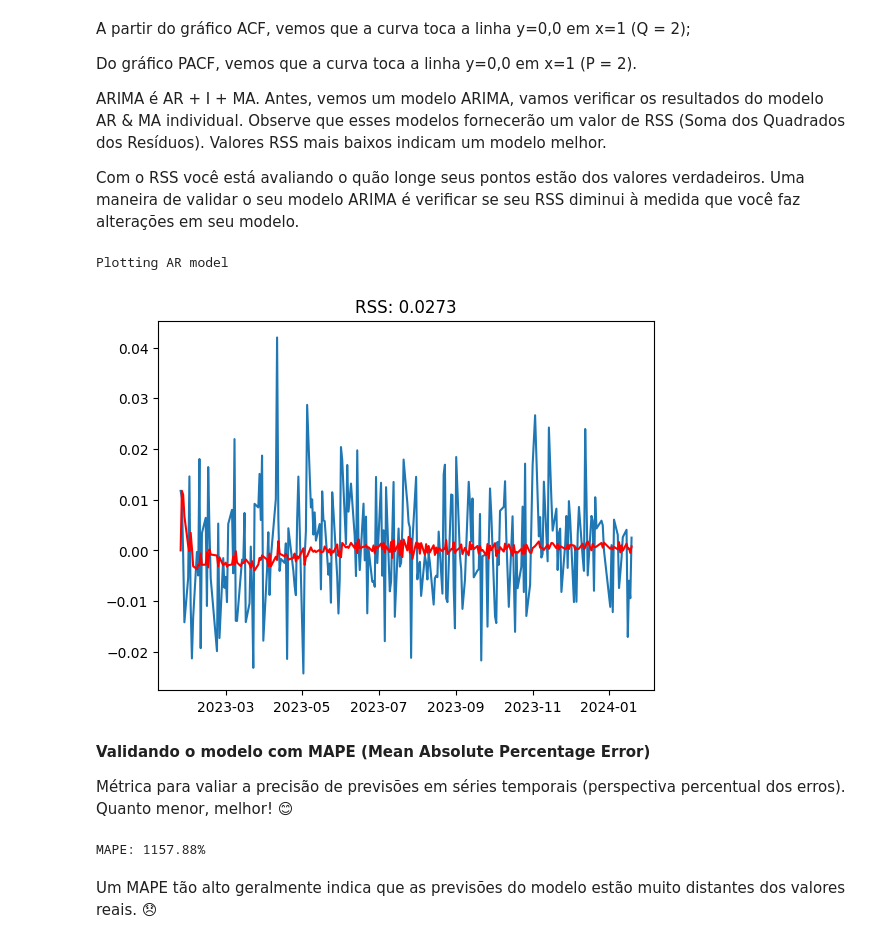
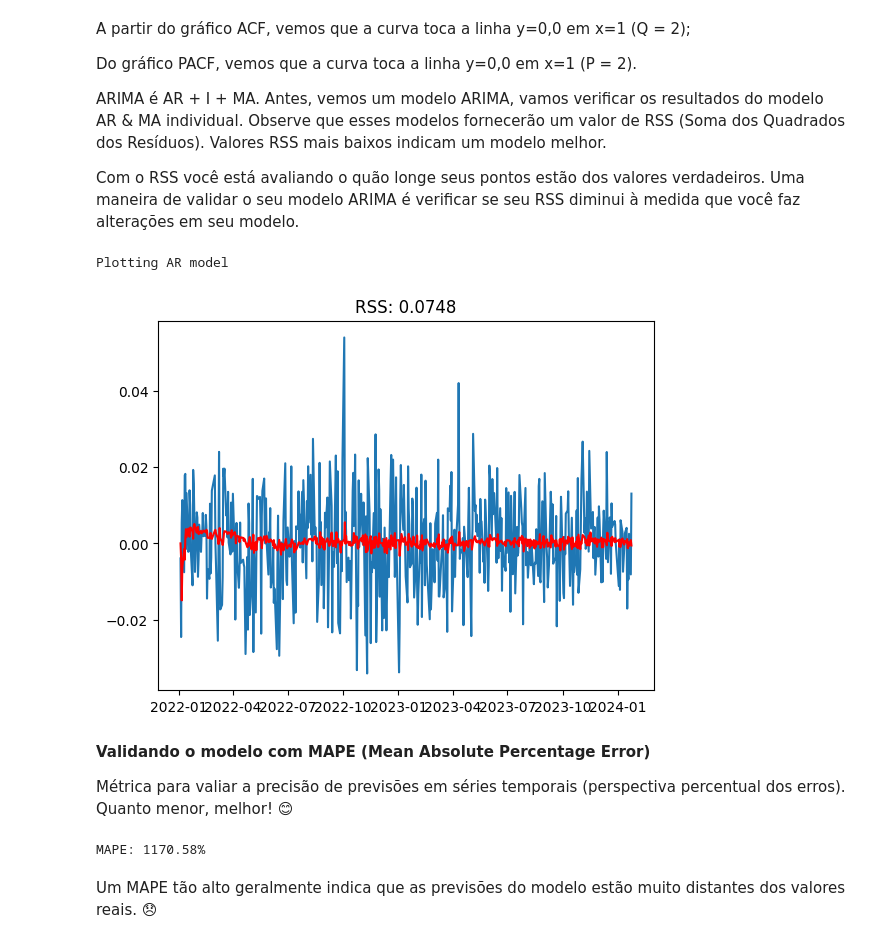
Before and after one commit to icarocarmona/Tech-Challenges-DTAT-Grupo-26, a Jupyter notebook: Machine_Learning_and_Time_Series/Tech_BVSP_Fase2.ipynb, the cells around one changed output. Cells and saved outputs as stored; diff of their text form; code cells hidden in the pictures.

```diff
--- a/Machine_Learning_and_Time_Series/Tech_BVSP_Fase2.ipynb
+++ b/Machine_Learning_and_Time_Series/Tech_BVSP_Fase2.ipynb
@@ -87,0 +98,10 @@ df_Bolsa = df # criando cópia do dataset
+# %%
+import yfinance as yf
+
+# Especifique o símbolo da Bolsa ('^BVSP') e o intervalo de datas desejado
+symbol = '^BVSP'
+start_date = '2022-01-01'
+end_date = '2024-01-24'
+
+# Use a função download para obter os dados
+df = yf.download(symbol, start=start_date, end=end_date)
@@ -130,7 +156,7 @@ import matplotlib.pyplot as plt
 
 df_limpo = df                                                              # cópia do dataframe
 df_limpo['Date'] = pd.to_datetime(df_limpo['Date'])                        # transformando em datetime
-df_limpo = df.drop(columns=['Open', 'High', 'Low', 'Volume', 'Adj Close']) # Removendo colunas desnecessárias
+df_limpo = df.drop(columns=['Open', 'High', 'Low', 'Volume', 'Close']) # Removendo colunas desnecessárias
 df_limpo = df_limpo.set_index('Date')                                      # definindo data como índice
 
 ################################## Notas da análise de decomposição da série ########################################
@@ -639,14 +661,14 @@ Com o RSS você está avaliando o quão longe seus pontos estão dos valores ver
 # %%
 #AR Model
 model = ARIMA(datasetLogDiffShifting, order=(2,1,2))#(p,d,q)
 results_AR = model.fit()
 plt.plot(datasetLogDiffShifting)
 plt.plot(results_AR.fittedvalues, color='red')
-plt.title('RSS: %.4f'%sum((results_AR.fittedvalues - datasetLogDiffShifting['Close'])**2))
+plt.title('RSS: %.4f'%sum((results_AR.fittedvalues - datasetLogDiffShifting['Adj Close'])**2))
 print('Plotting AR model')
 # %% [output]
 Plotting AR model
-[figure, old version]
+[figure, new version]
 # %% [markdown]
 **Validando o modelo com MAPE  (Mean Absolute Percentage Error)**
 
@@ -664,14 +686,14 @@ predictions.index = datasetLogDiffShifting.index
 # Inverta a diferenciação
 # (indexedDataset_logScale['Close'].iloc[0]) para inverter a diferenciação.
 # np.cumsum(predictions) é usado para calcular a soma cumulativa das previsões.
-predicted_values = indexedDataset_logScale['Close'].iloc[0] + np.cumsum(predictions)
+predicted_values = indexedDataset_logScale['Adj Close'].iloc[0] + np.cumsum(predictions)
 
 # Calcule o MAPE
-mape = mean_absolute_error(datasetLogDiffShifting['Close'], predicted_values) * 100
+mape = mean_absolute_error(datasetLogDiffShifting['Adj Close'], predicted_values) * 100
 
 print(f"MAPE: {mape:.2f}%")
 # %% [output]
-MAPE: 1157.88%
+MAPE: 1170.58%
 # %% [markdown]
 Um MAPE tão alto geralmente indica que as previsões do modelo estão muito distantes dos valores reais. 😞
 # %% [markdown]
```
Also changed, not shown: parts of 70 cells of this notebook.
